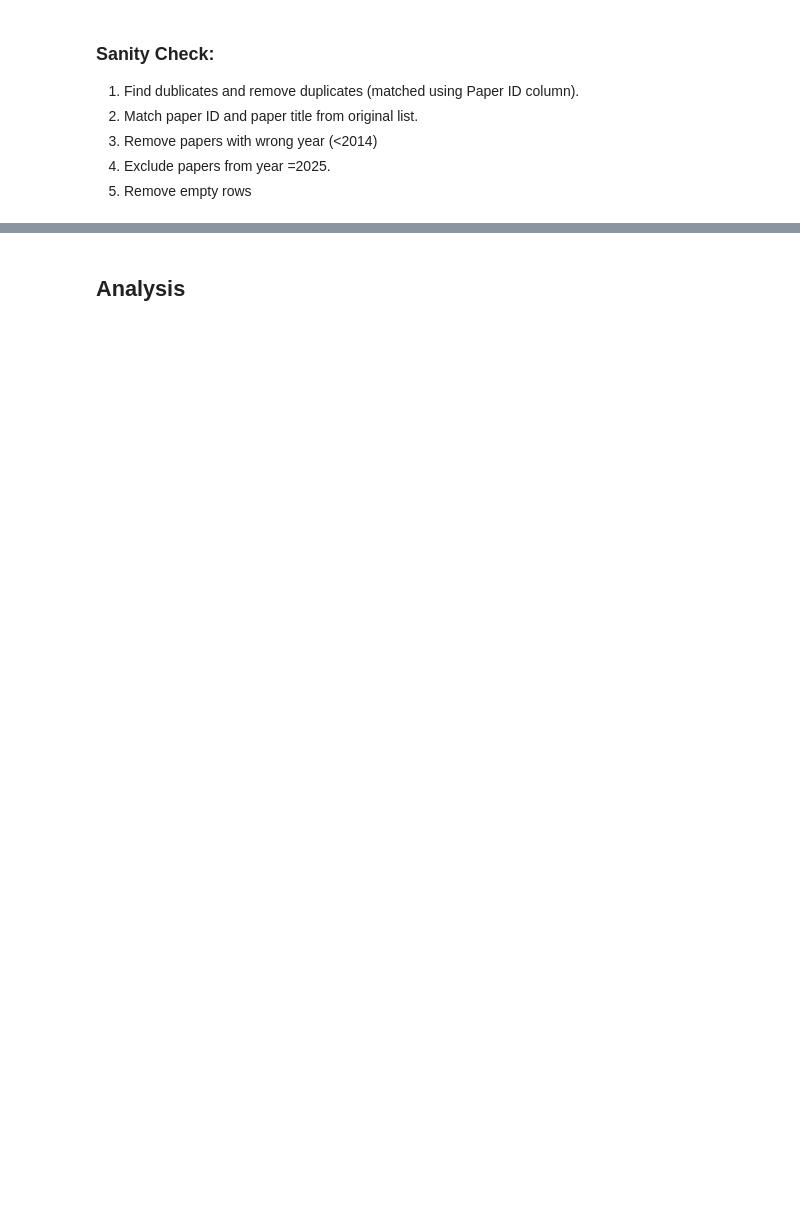
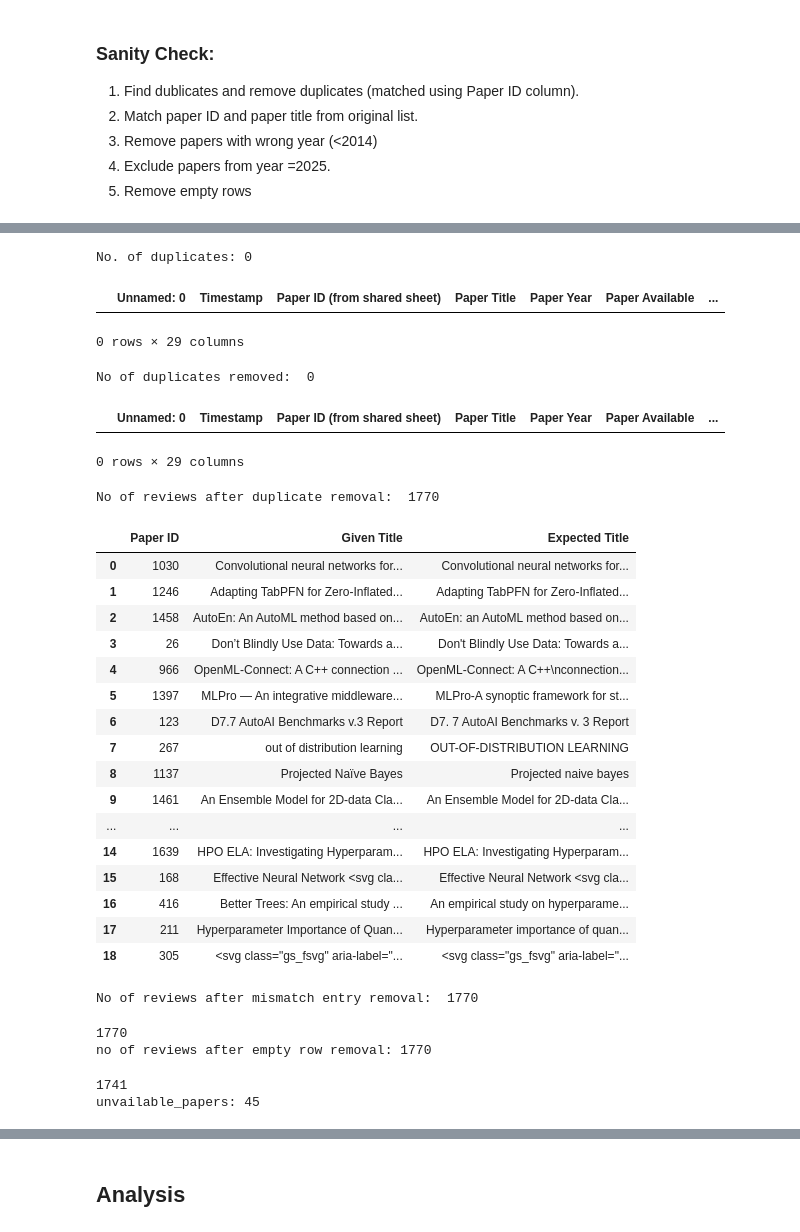
Before and after one commit to openml/OpenML-Paper-Impact-Analysis, a Jupyter notebook: scripts/openml_impact_analysis.ipynb, the cells around one changed output, grey strips where cells are left out. Cells and saved outputs as stored; diff of their text form; code cells hidden in the pictures; blank space fills up the shorter version.

```diff
--- a/scripts/openml_impact_analysis.ipynb
+++ b/scripts/openml_impact_analysis.ipynb
@@ -16,7 +19,7 @@ from matplotlib.backends.backend_pdf import PdfPages
 path1 = '../data/collected_papers.csv' # Original list of collected papers
 path2 = "../data/Final_survey_data.csv" # Survey Results
 
-df = pd.read_csv(path2)
+df_survey_results = pd.read_csv(path2)
 
-print("Total no of reviews recieved: ", len(df))
-df.head()
+print("Total no of reviews recieved: ", len(df_survey_results))
+df_survey_results.head()
@@ -44,5 +96,5 @@ assigned_papers_dict
 # %%
 sheet1 = Total_papers[["Paper ID", "openml-suites-2021", "openml-python-2021", "openml-2014", "openml-r-2017"]]
 sheet1.rename(columns={"Paper ID": "Paper ID (from shared sheet)"}, inplace=True)
-df = df.merge(sheet1, on="Paper ID (from shared sheet)", how="left")
-df.head()
+df_survey_results = df_survey_results.merge(sheet1, on="Paper ID (from shared sheet)", how="left")
+df_survey_results.head()
@@ -50,84 +114,120 @@ df.head()
 # Step 1: Remove Dublicates
 
 # Duplicate entries
-duplicate_rows = df[df.duplicated(subset=["Paper ID (from shared sheet)"], keep=False)]
+duplicate_rows = df_survey_results[df_survey_results.duplicated(subset=["Paper ID (from shared sheet)"], keep=False)]
 
 print("No. of duplicates:", len(duplicate_rows))
 duplicate_rows
+# %% [output]
+No. of duplicates: 0
+|  | Unnamed: 0 | Timestamp | Paper ID (from shared sheet) | Paper Title | Paper Year | Paper Available | ... |
+0 rows × 29 columns
 # %%
-duplicates = df[df.duplicated(subset=["Paper ID (from shared sheet)"], keep=False)]
+duplicates = df_survey_results[df_survey_results.duplicated(subset=["Paper ID (from shared sheet)"], keep=False)]
 # Save duplicates to a separate DataFrame before removal
-duplicates_removed = df[df.duplicated(subset=["Paper ID (from shared sheet)"], keep="first")]
+duplicates_removed = df_survey_results[df_survey_results.duplicated(subset=["Paper ID (from shared sheet)"], keep="first")]
 
-df = df.drop_duplicates(subset=["Paper ID (from shared sheet)"], keep="first")
+df_survey_results = df_survey_results.drop_duplicates(subset=["Paper ID (from shared sheet)"], keep="first")
 
 print("No of duplicates removed: ", len(duplicates_removed))
 duplicates_removed
+# %% [output]
+No of duplicates removed:  0
+|  | Unnamed: 0 | Timestamp | Paper ID (from shared sheet) | Paper Title | Paper Year | Paper Available | ... |
+0 rows × 29 columns
 # %%
-print("No of reviews after duplicate removal: ", len(df))
+print("No of reviews after duplicate removal: ", len(df_survey_results))
+# %% [output]
+No of reviews after duplicate removal:  1770
 # %%
 # Step 2: Remove mismatches
 # All entries where the paper title and paper ID in the survey does not match the title in the original list
 # Create a DataFrame to store mismatches
 
 mismatches = []
 
-for index, row in df.iterrows():
+for index, row in df_survey_results.iterrows():
     try:
         paper_id = row["Paper ID (from shared sheet)"]
         paper_title = row["Paper Title"].strip().lower()
         assigned_title = assigned_papers_dict.get(paper_id).strip().lower()
 
         if paper_title not in assigned_title:
             mismatches.append({
                 "Paper ID": paper_id,
                 "Given Title": row["Paper Title"],
                 "Expected Title": assigned_papers_dict.get(paper_id, "Not Found")
             })
 
     except Exception as e:
         mismatches.append({
             "Paper ID": row["Paper ID (from shared sheet)"],
             "Error": str(e),
             "Given Title": row.get("Paper Title", "Not Found")
         })
         continue
 
 mismatches_df = pd.DataFrame(mismatches)
 mismatches_df
+# %% [output]
+|  | Paper ID | Given Title | Expected Title |
+| 0 | 1030 | Convolutional neural networks for... | Convolutional neural networks for... |
+| 1 | 1246 | Adapting TabPFN for Zero-Inflated... | Adapting TabPFN for Zero-Inflated... |
+| 2 | 1458 | AutoEn: An AutoML method based on... | AutoEn: an AutoML method based on... |
+| 3 | 26 | Don’t Blindly Use Data: Towards a... | Don't Blindly Use Data: Towards a... |
+| 4 | 966 | OpenML-Connect: A C++ connection ... | OpenML-Connect: A C++\nconnection... |
+| 5 | 1397 | MLPro — An integrative middleware... | MLPro-A synoptic framework for st... |
+| 6 | 123 | D7.7 AutoAI Benchmarks v.3 Report | D7. 7 AutoAI Benchmarks v. 3 Report |
+| 7 | 267 | out of distribution learning | OUT-OF-DISTRIBUTION LEARNING |
+| 8 | 1137 | Projected Naïve Bayes | Projected naive bayes |
+| 9 | 1461 | An Ensemble Model for 2D-data Cla... | An Ensemble Model for 2D-data Cla... |
+| ... | ... | ... | ... |
+| 14 | 1639 | HPO ELA: Investigating Hyperparam... | HPO ELA: Investigating Hyperparam... |
+| 15 | 168 | Effective Neural Network <svg cla... | Effective Neural Network <svg cla... |
+| 16 | 416 | Better Trees: An empirical study ... | An empirical study on hyperparame... |
+| 17 | 211 | Hyperparameter Importance of Quan... | Hyperparameter importance of quan... |
+| 18 | 305 | <svg class="gs_fsvg" aria-label="... | <svg class="gs_fsvg" aria-label="... |
 # %%
 # No Mismatches between the paper title and paper ID
 # %%
-print("No of reviews after mismatch entry removal: ", len(df))
+print("No of reviews after mismatch entry removal: ", len(df_survey_results))
+# %% [output]
+No of reviews after mismatch entry removal:  1770
 # %%
 # Step 5: Drop rows with all NaN or NaT values
-print(len(df))
-df = df.dropna(how="all")
+print(len(df_survey_results))
+df_survey_results = df_survey_results.dropna(how="all")
 
-print("no of reviews after empty row removal:", len(df))
+print("no of reviews after empty row removal:", len(df_survey_results))
+# %% [output]
+1770
+no of reviews after empty row removal: 1770
 # %%
 # Step 3 and 4: Remove papers with a year before 2014 and after 2024.
 # Paper year before 2014 is an incorrect entry.
 # Paper year after 2024 are not considered in the survey.
 
 # Convert to numeric, invalid strings become NaN
-df["Paper Year"] = pd.to_numeric(df["Paper Year"], errors='coerce')
+df_survey_results["Paper Year"] = pd.to_numeric(df_survey_results["Paper Year"], errors='coerce')
 
 # Drop rows with NaN in 'Paper Year'
-df = df[df["Paper Year"].notna()]
+df_survey_results = df_survey_results[df_survey_results["Paper Year"].notna()]
 
 
 # Convert to integer
-df["Paper Year"] = df["Paper Year"].astype(int)
-print(len(df))
+df_survey_results["Paper Year"] = df_survey_results["Paper Year"].astype(int)
+print(len(df_survey_results))
 
 # # Check the updated column type
-# print(df["Paper Year"].dtypes)
+# print(df_survey_results["Paper Year"].dtypes)
 
-unvailable_papers = unvailable_papers + (1770-len(df))
+unvailable_papers = unvailable_papers + (1770-len(df_survey_results))
 
 # pepers with NaN or invalid entry type (not int) are unvalible (or being paywall)
 print("unvailable_papers:", unvailable_papers)
+# %% [output]
+1741
+unvailable_papers: 45
 # %%
 # Print entries with year before 2014 or after 2024
 
```
Also changed, not shown: parts of 32 cells of this notebook, 1 other file.
